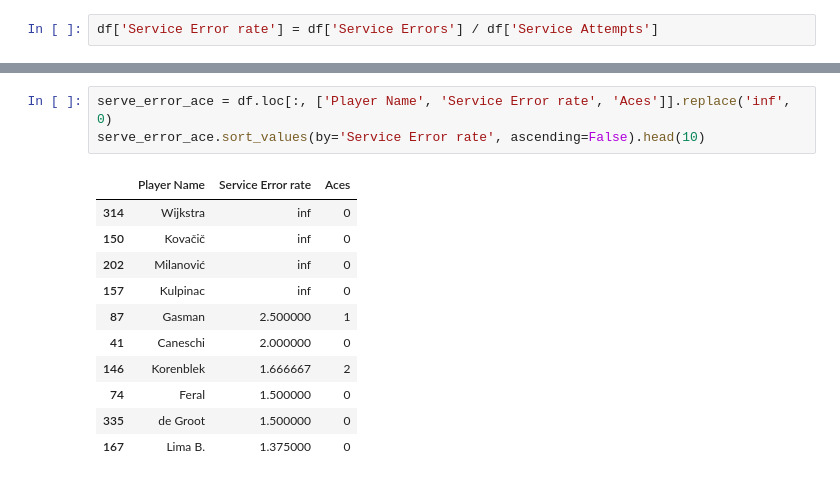
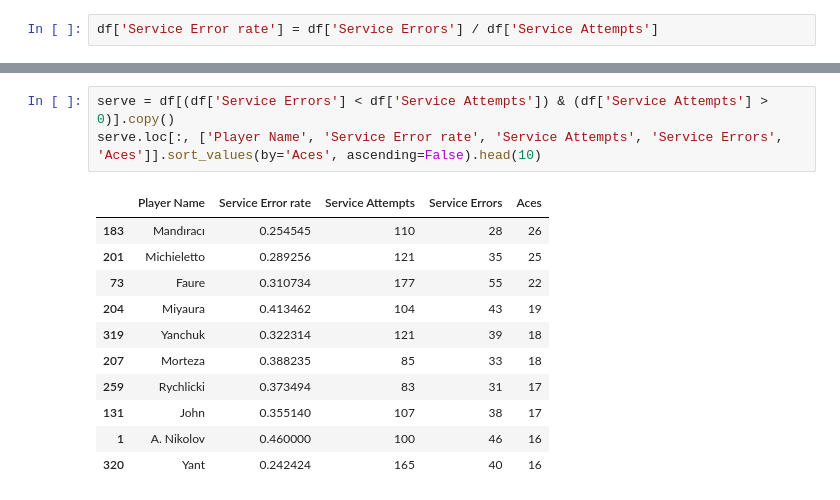
Before and after one commit to Noahgeorge21/Volleyball_EDA, a Jupyter notebook: vb_EDA.ipynb, the cells around one changed output, grey strips where cells are left out. Saved outputs shown, nothing was run; the diff lists cells and outputs as text.

```diff
--- a/vb_EDA.ipynb
+++ b/vb_EDA.ipynb
@@ -298,15 +389,15 @@ plt.show()
 # %%
-serve_error_ace = df.loc[:, ['Player Name', 'Service Error rate', 'Aces']].replace('inf', 0)
-serve_error_ace.sort_values(by='Service Error rate', ascending=False).head(10)
+serve = df[(df['Service Errors'] < df['Service Attempts']) & (df['Service Attempts'] > 0)].copy()
+serve.loc[:, ['Player Name', 'Service Error rate', 'Service Attempts', 'Service Errors', 'Aces']].sort_values(by='Aces', ascending=False).head(10)
 # %% [output]
-|  | Player Name | Service Error rate | Aces |
-| 314 | Wijkstra | inf | 0 |
-| 150 | Kovačič | inf | 0 |
-| 202 | Milanović | inf | 0 |
-| 157 | Kulpinac | inf | 0 |
-| 87 | Gasman | 2.500000 | 1 |
-| 41 | Caneschi | 2.000000 | 0 |
-| 146 | Korenblek | 1.666667 | 2 |
-| 74 | Feral | 1.500000 | 0 |
-| 335 | de Groot | 1.500000 | 0 |
-| 167 | Lima B. | 1.375000 | 0 |
+|  | Player Name | Service Error rate | Service Attempts | Service Errors | Aces |
+| 183 | Mandıracı | 0.254545 | 110 | 28 | 26 |
+| 201 | Michieletto | 0.289256 | 121 | 35 | 25 |
+| 73 | Faure | 0.310734 | 177 | 55 | 22 |
+| 204 | Miyaura | 0.413462 | 104 | 43 | 19 |
+| 319 | Yanchuk | 0.322314 | 121 | 39 | 18 |
+| 207 | Morteza | 0.388235 | 85 | 33 | 18 |
+| 259 | Rychlicki | 0.373494 | 83 | 31 | 17 |
+| 131 | John | 0.355140 | 107 | 38 | 17 |
+| 1 | A. Nikolov | 0.460000 | 100 | 46 | 16 |
+| 320 | Yant | 0.242424 | 165 | 40 | 16 |
```
Also changed, not shown: parts of 32 cells of this notebook.
